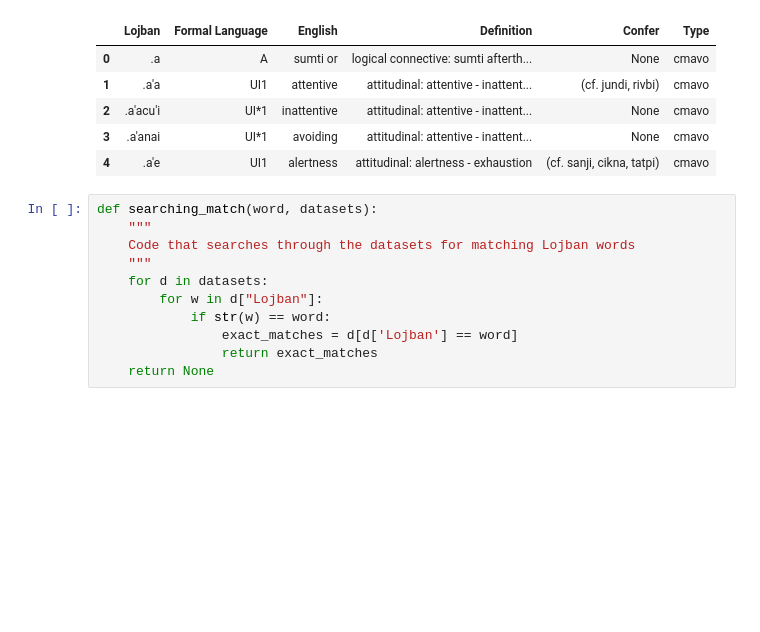
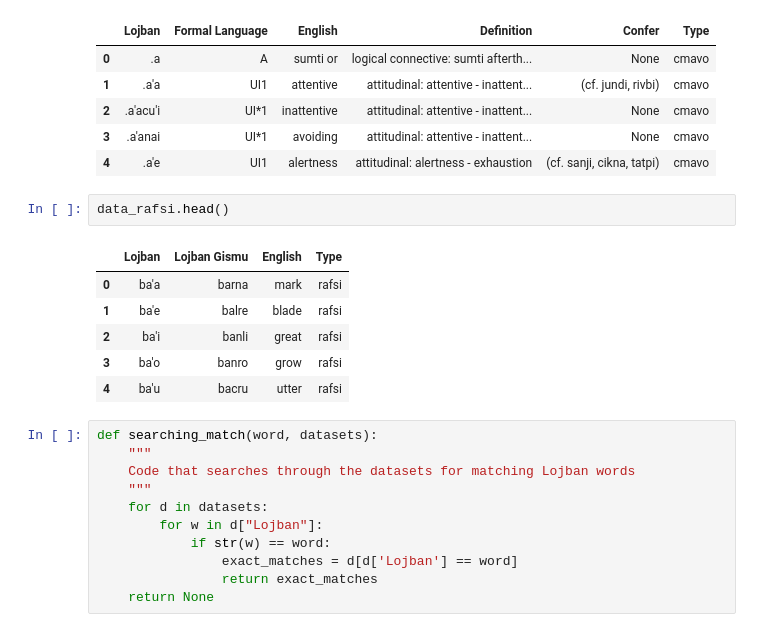
Before and after one commit to garetht/nyu-debate-modeling, a Jupyter notebook: task_relevant/word_search.ipynb, the cells around one changed output. Saved outputs shown, nothing was run; the diff lists cells and outputs as text; blank space fills up the shorter version.

```diff
--- a/task_relevant/word_search.ipynb
+++ b/task_relevant/word_search.ipynb
@@ -121,6 +96,15 @@ data_cmavo.head()
 | 2 | .a'acu'i | UI*1 | inattentive | attitudinal: attentive - inattent... | None | cmavo |
 | 3 | .a'anai | UI*1 | avoiding | attitudinal: attentive - inattent... | None | cmavo |
 | 4 | .a'e | UI1 | alertness | attitudinal: alertness - exhaustion | (cf. sanji, cikna, tatpi) | cmavo |
+# %%
+data_rafsi.head()
+# %% [output]
+|  | Lojban | Lojban Gismu | English | Type |
+| 0 | ba'a | barna | mark | rafsi |
+| 1 | ba'e | balre | blade | rafsi |
+| 2 | ba'i | banli | great | rafsi |
+| 3 | ba'o | banro | grow | rafsi |
+| 4 | ba'u | bacru | utter | rafsi |
 # %%
 def searching_match(word, datasets):
     """
```
Also changed, not shown: parts of 35 cells of this notebook, 14 other files.
